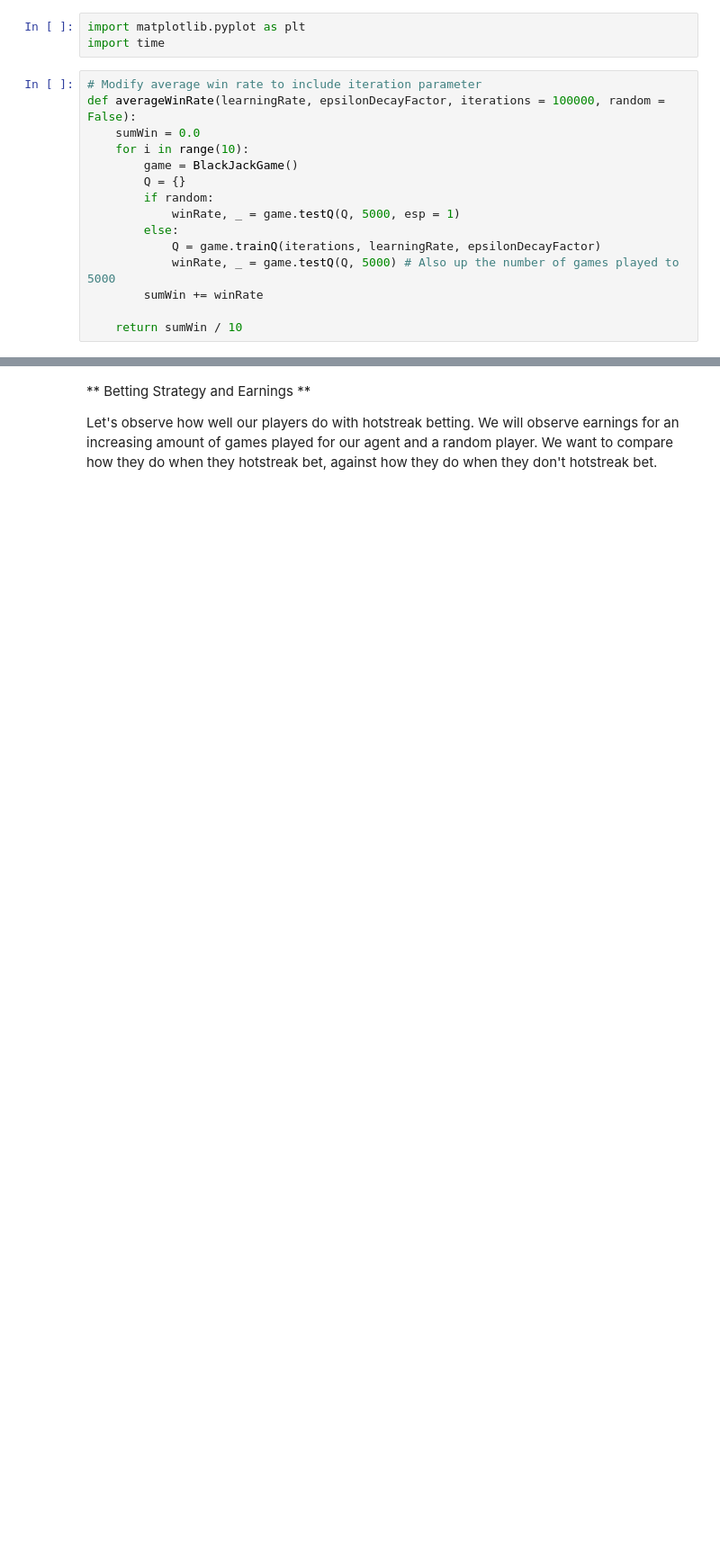
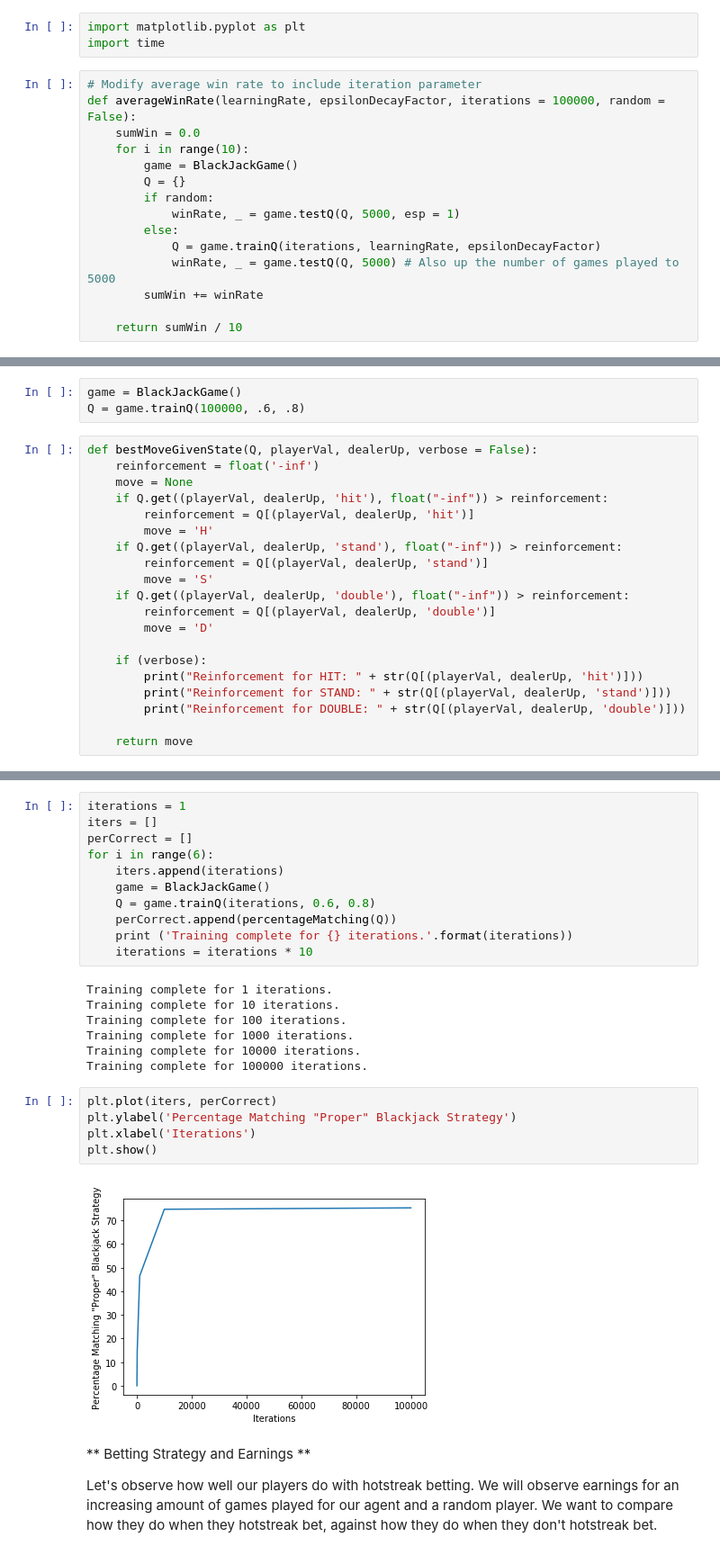
Before and after one commit to BrandtRobert/BlackJackAI, a Jupyter notebook: Teaching A Computer To Play Blackjack.ipynb, the cells around one changed output, grey strips where cells are left out. Shown at 90% size. Drawn from its saved outputs; the diff is of its cells as text; blank space fills up the shorter version.

```diff
--- a/Teaching A Computer To Play Blackjack.ipynb
+++ b/Teaching A Computer To Play Blackjack.ipynb
@@ -306,0 +319,23 @@ plt.show()
+# %%
+game = BlackJackGame()
+Q = game.trainQ(100000, .6, .8)
+# %%
+def bestMoveGivenState(Q, playerVal, dealerUp, verbose = False):
+    reinforcement = float('-inf')
+    move = None
+    if Q.get((playerVal, dealerUp, 'hit'), float("-inf")) > reinforcement:
+        reinforcement = Q[(playerVal, dealerUp, 'hit')]
+        move = 'H'
+    if Q.get((playerVal, dealerUp, 'stand'), float("-inf")) > reinforcement:
+        reinforcement = Q[(playerVal, dealerUp, 'stand')]
+        move = 'S'
+    if Q.get((playerVal, dealerUp, 'double'), float("-inf")) > reinforcement:
+        reinforcement = Q[(playerVal, dealerUp, 'double')]
+        move = 'D'
+
+    if (verbose):
+        print("Reinforcement for HIT: " + str(Q[(playerVal, dealerUp, 'hit')]))
+        print("Reinforcement for STAND: " + str(Q[(playerVal, dealerUp, 'stand')]))
+        print("Reinforcement for DOUBLE: " + str(Q[(playerVal, dealerUp, 'double')]))
+
+    return move
@@ -307,3 +414,28 @@ plt.show()
+# %%
+iterations = 1
+iters = []
+perCorrect = []
+for i in range(6):
+    iters.append(iterations)
+    game = BlackJackGame()
+    Q = game.trainQ(iterations, 0.6, 0.8)
+    perCorrect.append(percentageMatching(Q))
+    print ('Training complete for {} iterations.'.format(iterations))
+    iterations = iterations * 10
+# %% [output]
+Training complete for 1 iterations.
+Training complete for 10 iterations.
+Training complete for 100 iterations.
+Training complete for 1000 iterations.
+Training complete for 10000 iterations.
+Training complete for 100000 iterations.
+# %%
+plt.plot(iters, perCorrect)
+plt.ylabel('Percentage Matching "Proper" Blackjack Strategy')
+plt.xlabel('Iterations')
+plt.show()
+# %% [output]
+[figure, added]
 # %% [markdown]
 ** Betting Strategy and Earnings **
 
```
Also changed, not shown: parts of 22 cells of this notebook.
